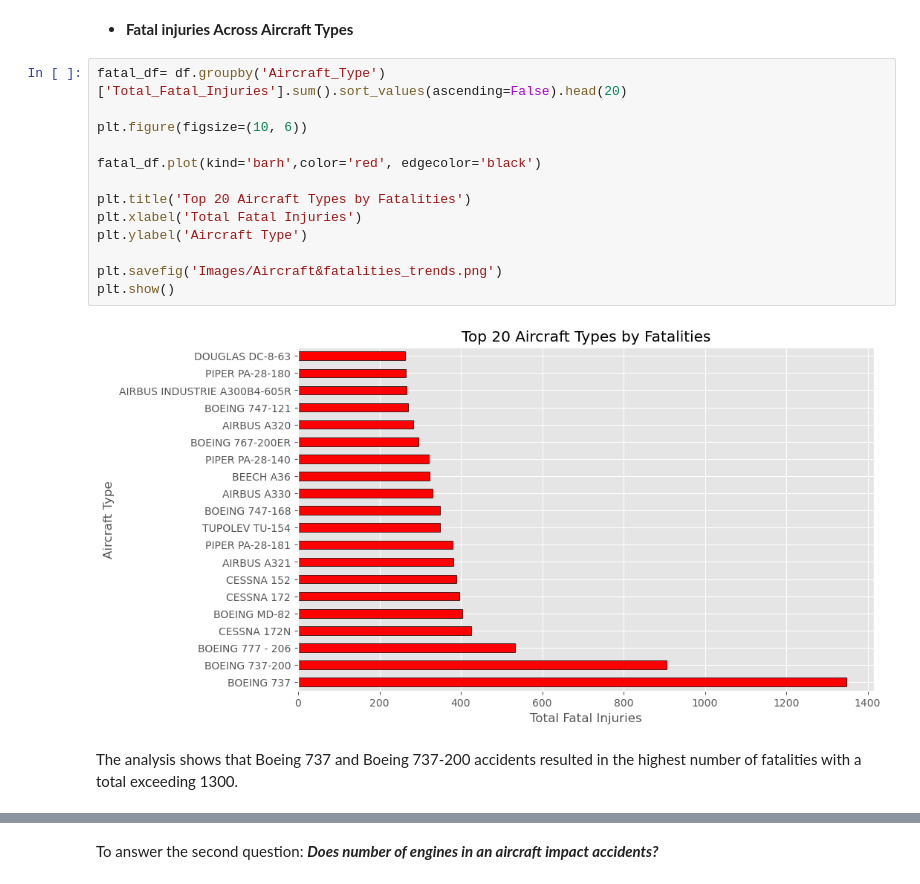
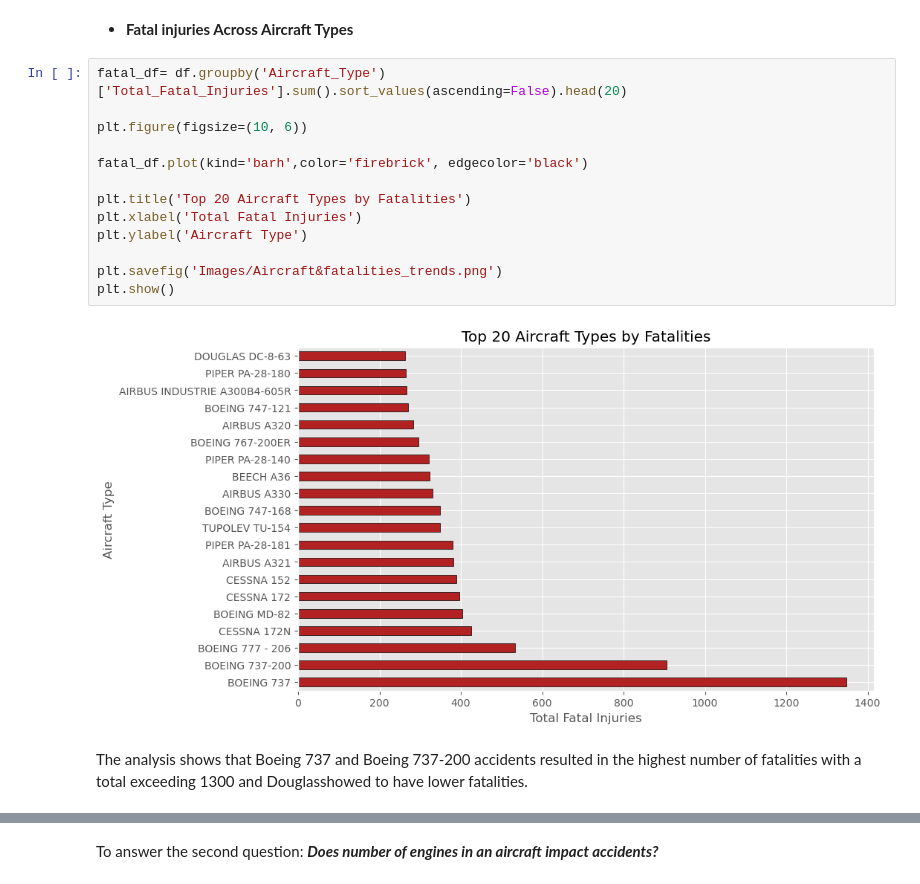
Before and after one commit to sharonkipruto-code/Phase-1-project, a Jupyter notebook: data EDA.ipynb, the cells around one changed output, grey strips where cells are left out. Saved outputs shown, nothing was run; the diff lists cells and outputs as text.

```diff
--- a/data EDA.ipynb
+++ b/data EDA.ipynb
@@ -646,17 +619,17 @@ The Boeing737, Beech A36, Cessna 150 and Piper PA-38-112 have shown relatively l
 # %%
 fatal_df= df.groupby('Aircraft_Type')['Total_Fatal_Injuries'].sum().sort_values(ascending=False).head(20)
 
 plt.figure(figsize=(10, 6))
 
-fatal_df.plot(kind='barh',color='red', edgecolor='black')
+fatal_df.plot(kind='barh',color='firebrick', edgecolor='black')
 
 plt.title('Top 20 Aircraft Types by Fatalities')
 plt.xlabel('Total Fatal Injuries')
 plt.ylabel('Aircraft Type')
 
 plt.savefig('Images/Aircraft&fatalities_trends.png')
 plt.show()
 # %% [output]
-[figure, old version]
+[figure, new version]
 # %% [markdown]
-The analysis shows that Boeing 737 and Boeing 737-200 accidents resulted in the highest number of fatalities with a total exceeding 1300.
+The analysis shows that Boeing 737 and Boeing 737-200 accidents resulted in the highest number of fatalities with a total exceeding 1300 and Douglasshowed to have lower fatalities.
```
Also changed, not shown: parts of 15 cells of this notebook.
